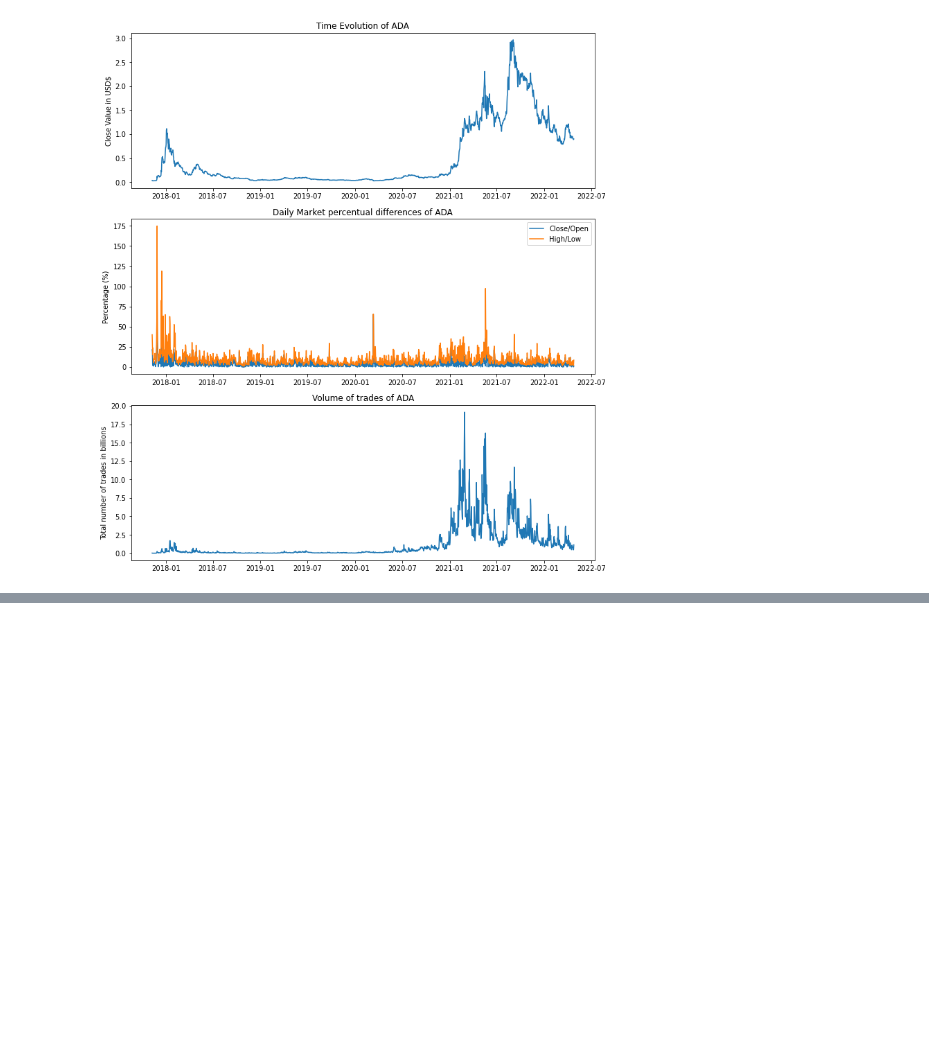
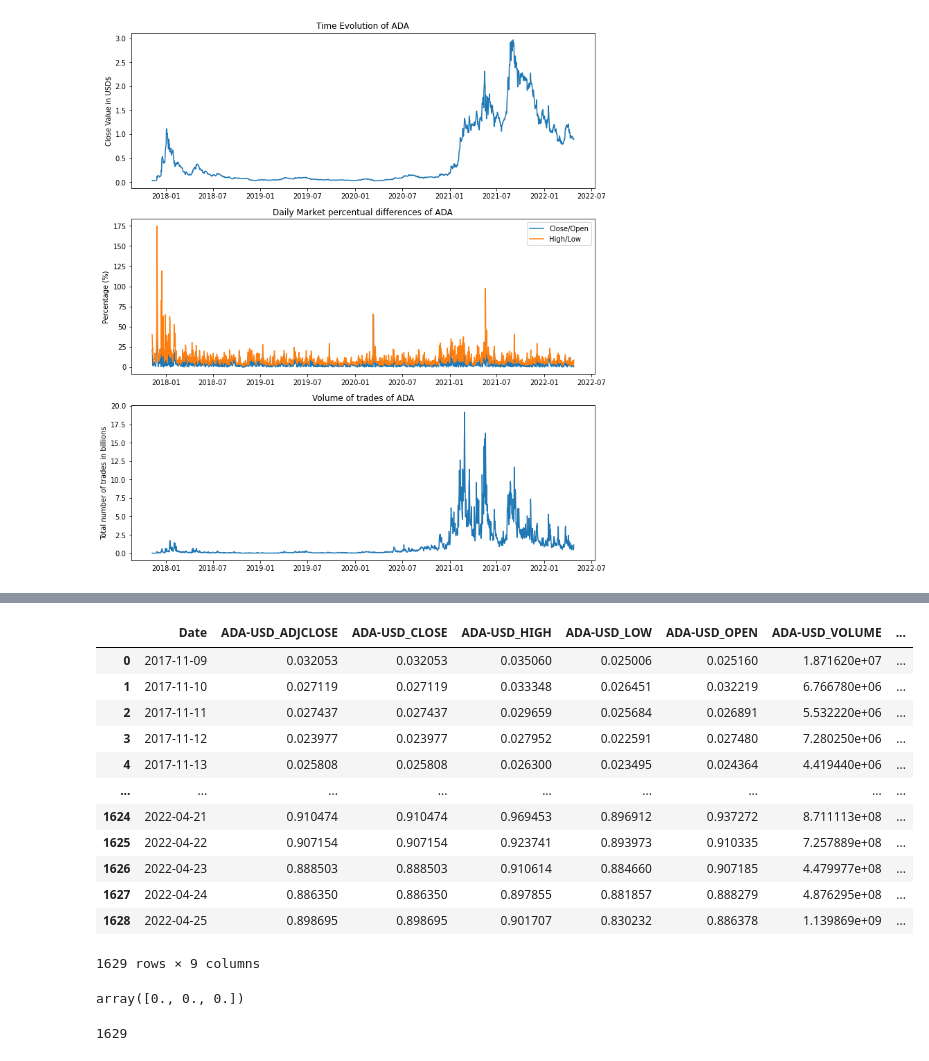
Before and after one commit to rodrigomfguedes/business-cases-21-22, a Jupyter notebook: BC4_crypto_forecasting/scripts/ADA_notebook.ipynb, the cells around one changed output, grey strips where cells are left out. Drawn from its saved outputs; the diff is of its cells as text; code cells hidden in the pictures; blank space fills up the shorter version.

```diff
--- a/BC4_crypto_forecasting/scripts/ADA_notebook.ipynb
+++ b/BC4_crypto_forecasting/scripts/ADA_notebook.ipynb
@@ -354,0 +396,25 @@ plot_coinValue(df)
+# %%
+df
+# %% [output]
+|  | Date | ADA-USD_ADJCLOSE | ADA-USD_CLOSE | ADA-USD_HIGH | ADA-USD_LOW | ADA-USD_OPEN | ADA-USD_VOLUME | ... |
+| 0 | 2017-11-09 | 0.032053 | 0.032053 | 0.035060 | 0.025006 | 0.025160 | 1.871620e+07 | ... |
+| 1 | 2017-11-10 | 0.027119 | 0.027119 | 0.033348 | 0.026451 | 0.032219 | 6.766780e+06 | ... |
+| 2 | 2017-11-11 | 0.027437 | 0.027437 | 0.029659 | 0.025684 | 0.026891 | 5.532220e+06 | ... |
+| 3 | 2017-11-12 | 0.023977 | 0.023977 | 0.027952 | 0.022591 | 0.027480 | 7.280250e+06 | ... |
+| 4 | 2017-11-13 | 0.025808 | 0.025808 | 0.026300 | 0.023495 | 0.024364 | 4.419440e+06 | ... |
+| ... | ... | ... | ... | ... | ... | ... | ... | ... |
+| 1624 | 2022-04-21 | 0.910474 | 0.910474 | 0.969453 | 0.896912 | 0.937272 | 8.711113e+08 | ... |
+| 1625 | 2022-04-22 | 0.907154 | 0.907154 | 0.923741 | 0.893973 | 0.910335 | 7.257889e+08 | ... |
+| 1626 | 2022-04-23 | 0.888503 | 0.888503 | 0.910614 | 0.884660 | 0.907185 | 4.479977e+08 | ... |
+| 1627 | 2022-04-24 | 0.886350 | 0.886350 | 0.897855 | 0.881857 | 0.888279 | 4.876295e+08 | ... |
+| 1628 | 2022-04-25 | 0.898695 | 0.898695 | 0.901707 | 0.830232 | 0.886378 | 1.139869e+09 | ... |
+1629 rows × 9 columns
+# %%
+a =np.zeros((1,3))
+a[0,0:3]
+# %% [output]
+array([0., 0., 0.])
+# %%
+df.shape[0]
+# %% [output]
+1629
```
Also changed, not shown: parts of 6 cells of this notebook, 3 other files.
